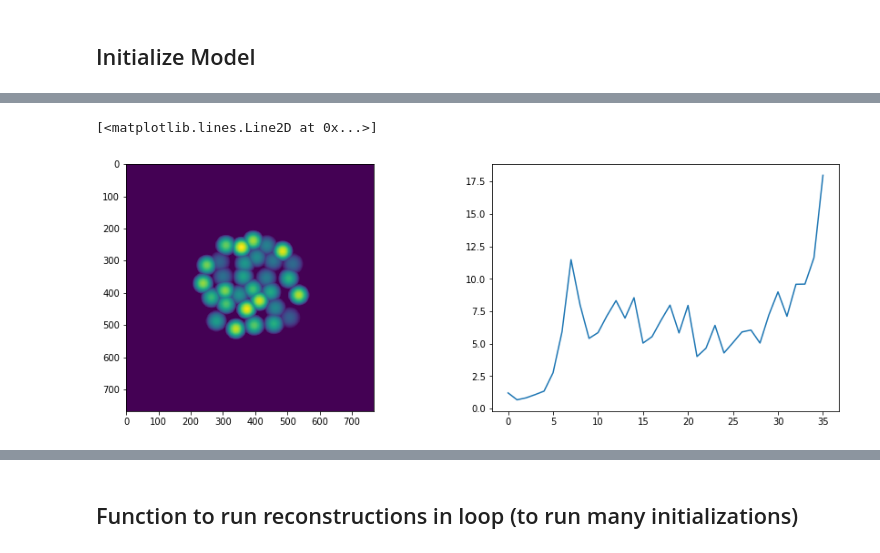
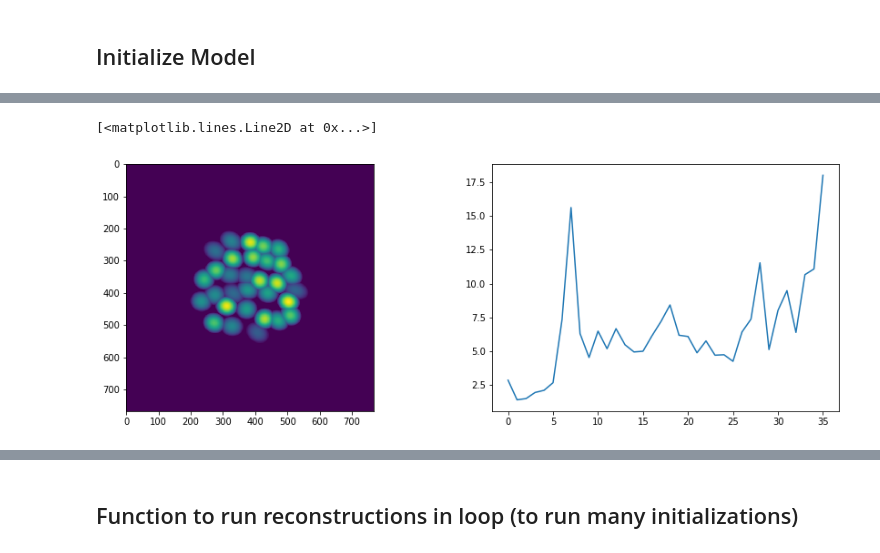
Before and after one commit to antipa/Randoscope_dev, a Jupyter notebook: RandoscopeXCorrMinTF-RadiusLearning.ipynb, the cells around one changed output, grey strips where cells are left out. Saved outputs shown, nothing was run; the diff lists cells and outputs as text; code cells hidden in the pictures.

```diff
--- a/RandoscopeXCorrMinTF-RadiusLearning.ipynb
+++ b/RandoscopeXCorrMinTF-RadiusLearning.ipynb
@@ -277,38 +77,38 @@ plt.imshow(model.target_F.numpy())
 # %%
-model = msu_model(zsampling = 'random_grid')  # zsampling options: 'fixed' or 'uniform_random'
+model = msu_model(aberrations = True)  # zsampling options: 'fixed' or 'uniform_random'
 Rmat=model(0)
 
 # Save initial values for later comparison
 R_init = Rmat
-Tinit,_=make_lenslet_tf(model)
+Tinit,_,_=make_lenslet_tf_zern(model)
 xinit = tf.Variable(tf.zeros(model.Nlenslets))
 tf.assign(xinit, model.xpos)
 
 
 yinit = tf.Variable(tf.zeros(model.Nlenslets))
 tf.assign(yinit, model.ypos)
 
 rinit = tf.Variable(tf.zeros(model.Nlenslets))
 tf.assign(rinit, model.rlist)
 
 offsetinit = tf.Variable(tf.zeros(model.Nlenslets))
 tf.assign(offsetinit, model.lenslet_offset)
 
-model_init=msu_model()
+model_init=msu_model(aberrations = True)
 Rmat_init = model_init(0)
 tf.assign(model_init.lenslet_offset, offsetinit)
 tf.assign(model_init.xpos, xinit)
 tf.assign(model_init.ypos, yinit)
 tf.assign(model_init.rlist, rinit)
 
 
 
 
 fig=plt.figure(figsize=(15,5))
 plt.subplot(1,2,1)
 plt.imshow(Tinit.numpy())
 plt.subplot(1,2,2)
 plt.plot(R_init.numpy())
 # %% [output]
 [<matplotlib.lines.Line2D at 0x...>]
-[figure, old version]
+[figure, new version]
```
Also changed, not shown: parts of 18 cells of this notebook, 3 other files.
